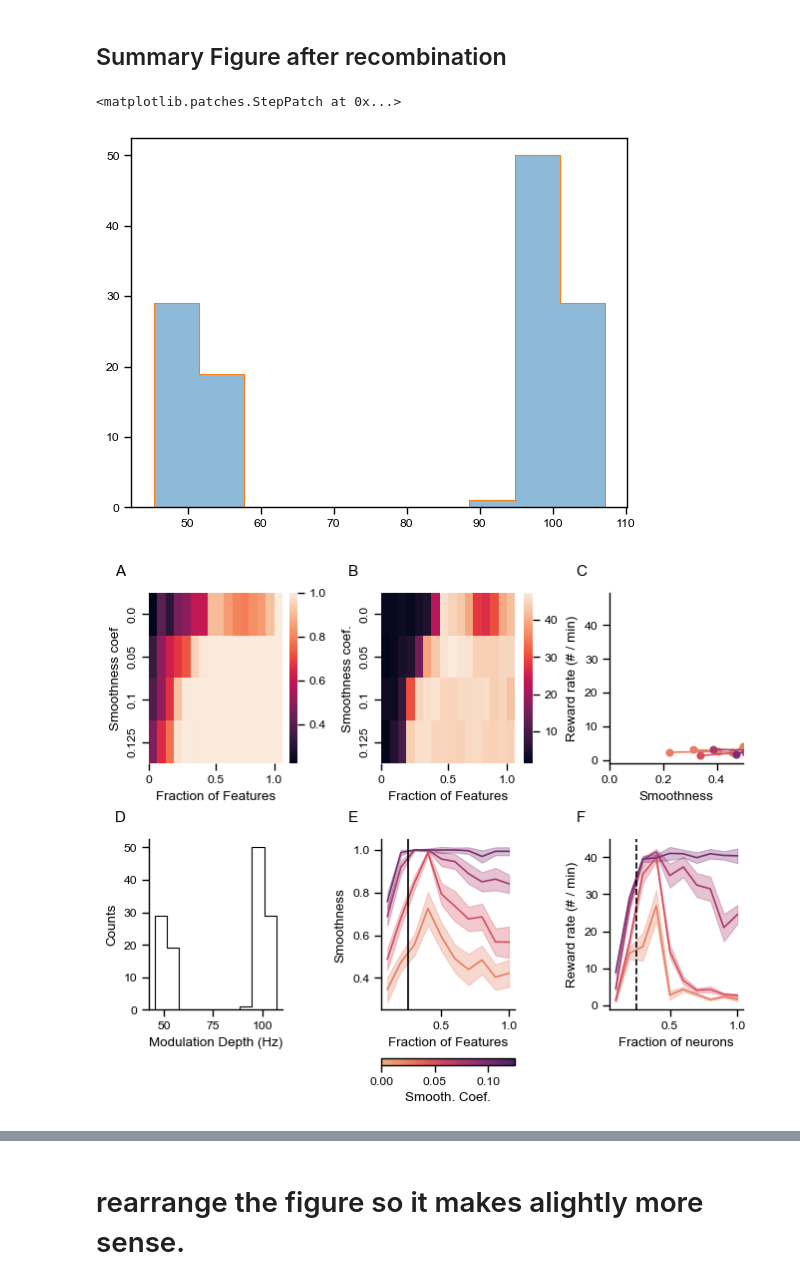
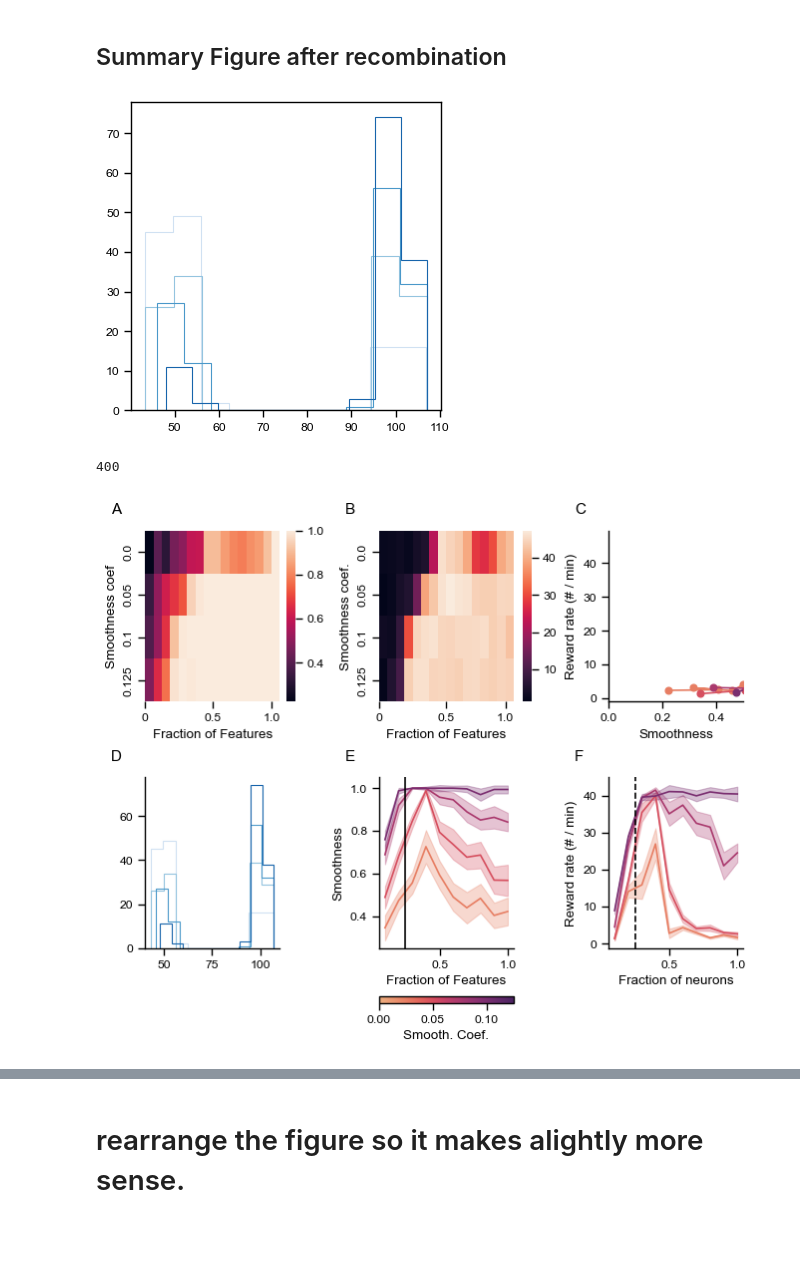
Before and after one commit to sijia66/adaptive_feature_selection, a Jupyter notebook: figure7_fraction_of_neurons_scan/231108_afs_fraction_of_neurons_and_smoothness_randomness.ipynb, the cells around one changed output, grey strips where cells are left out. Saved outputs shown, nothing was run; the diff lists cells and outputs as text; code cells hidden in the pictures; blank space fills up the shorter version.

Commit message:
make color map

```diff
--- a/figure7_fraction_of_neurons_scan/231108_afs_fraction_of_neurons_and_smoothness_randomness.ipynb
+++ b/figure7_fraction_of_neurons_scan/231108_afs_fraction_of_neurons_and_smoothness_randomness.ipynb
@@ -734,11 +734,20 @@ cbar.set_label('Smooth. Coef.')
 # %%
 # make a random figure to figure out the staircase plot
 # this is for plotting the staircase plot
 # pick an intermediate smoothness
-feature_weights = exp_data_all[6]['feature_selection']['feature_weights']
-stair_graph_values = plt.hist(feature_weights, alpha = 0.5 )
-plt.stairs(stair_graph_values[0],
-            edges = stair_graph_values[1])
+
+feature_weights_indices = [3, 5, 7, 9]
+# make a colormap that increases the color
+colors = sns.color_palette('Blues', n_colors=len(feature_weights_indices))
+
+
+fig_stair, ax_stair = plt.subplots(1, 1, figsize = (4, 4))
+
+for i, (f, c) in enumerate(zip(feature_weights_indices, colors)):
+    feature_weights = exp_data_all[f]['feature_selection']['feature_weights']
+    stair_graph_values = np.histogram(feature_weights, bins = 10)
+    ax_stair.stairs(stair_graph_values[0],
+                edges = stair_graph_values[1],
+                color = c)
 # %% [output]
-<matplotlib.patches.StepPatch at 0x...>
-[figure, old version]
+[figure, new version]
@@ -745,3 +756,7 @@ plt.stairs(stair_graph_values[0],
+# %%
+len(exp_data_all)
+# %% [output]
+400
 # %%
 # Summary Figure for Figure 4
 
@@ -794,12 +809,17 @@ ax.set_ylabel('Reward rate (# / min)')
 # SECOND ROW is the encoder sweep
 summary_axes = summary_axes_matrix_encoder_sweep[1,:][np.newaxis,:]
 
-ax_weight = summary_axes[0,0]
-ax_weight.stairs(stair_graph_values[0],  # heights and edges
-                 edges = stair_graph_values[1],
-                 color = "k")
-ax_weight.set_xlabel('Modulation Depth (Hz)')
-ax_weight.set_ylabel('Counts')
+ax_stair = summary_axes[0,0]
+feature_weights_indices = [3, 5, 7, 9]
+# make a colormap that increases the color
+colors = sns.color_palette('Blues', n_colors=len(feature_weights_indices))
+
+for i, (f, c) in enumerate(zip(feature_weights_indices, colors)):
+    feature_weights = exp_data_all[f]['feature_selection']['feature_weights']
+    stair_graph_values = np.histogram(feature_weights, bins = 10)
+    ax_stair.stairs(stair_graph_values[0],
+                edges = stair_graph_values[1],
+                color = c)
 
 
 
@@ -863,7 +883,7 @@ for ax in summary_axes_matrix_encoder_sweep.flatten():
     ax.spines['top'].set_visible(False)
     ax.spines['right'].set_visible(False)
 # %% [output]
-[figure, old version]
+[figure, new version]
 # %%
 
 figure4, summary_axes_matrix_encoder_sweep = subplots_with_labels(2,3, figsize = (6.5, 5.5))
```
Also changed, not shown: parts of 3 cells of this notebook, 1 other file.
